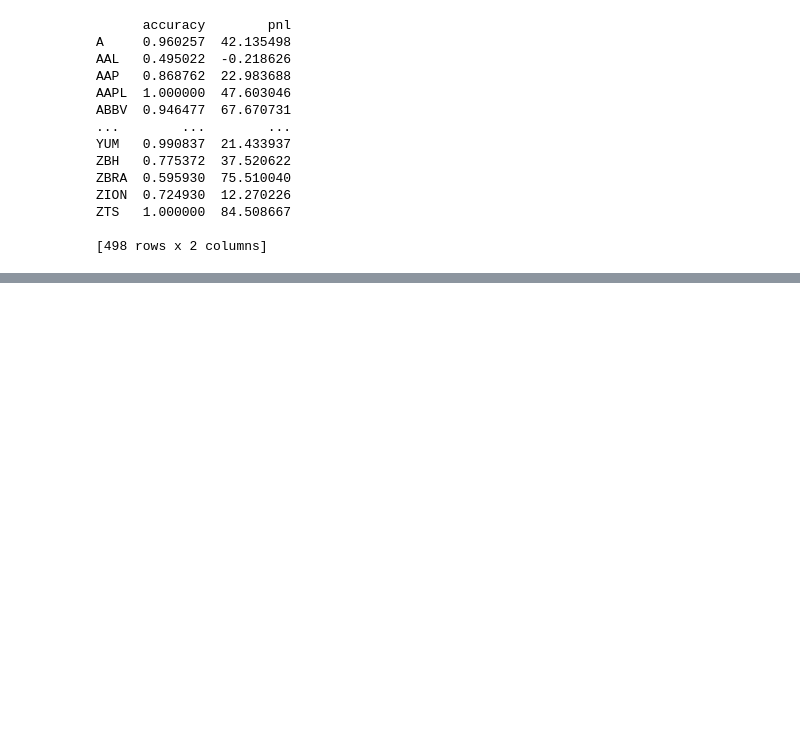
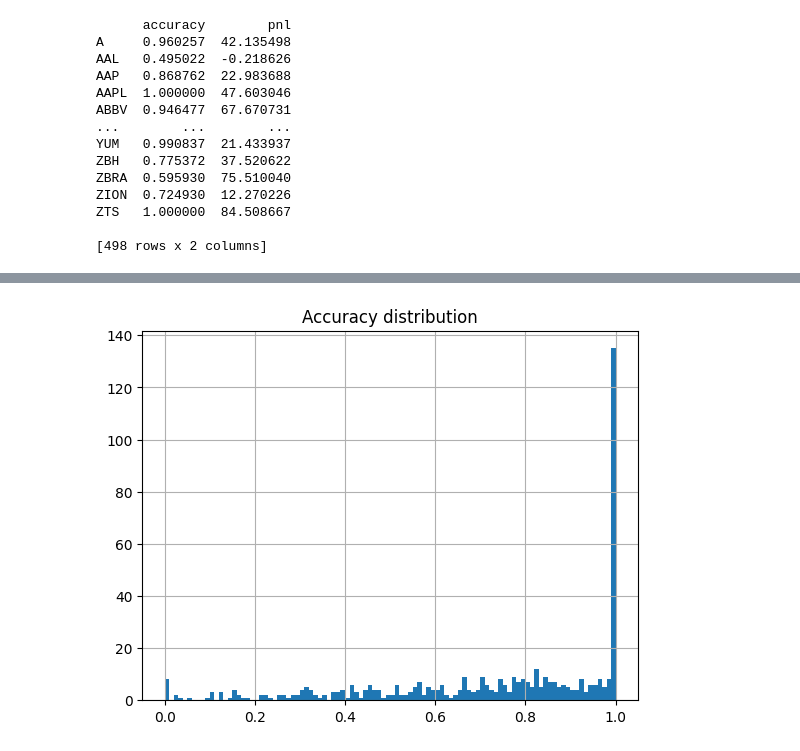
Before and after one commit to 123justinfung/PyStrats, a Jupyter notebook: Equity research/Bbands and RSI.ipynb, the cells around one changed output, grey strips where cells are left out. Saved outputs shown, nothing was run; the diff lists cells and outputs as text; code cells hidden in the pictures; blank space fills up the shorter version.

```diff
--- a/Equity research/Stock trading.ipynb
+++ b/Equity research/Bbands and RSI.ipynb
@@ -261,0 +286,6 @@ ZTS   1.000000  84.508667
+# %%
+backtests['accuracy'].hist(bins=100)
+plt.title('Accuracy distribution')
+plt.show()
+# %% [output]
+[figure, added]
```
Also changed, not shown: parts of 8 cells of this notebook.
